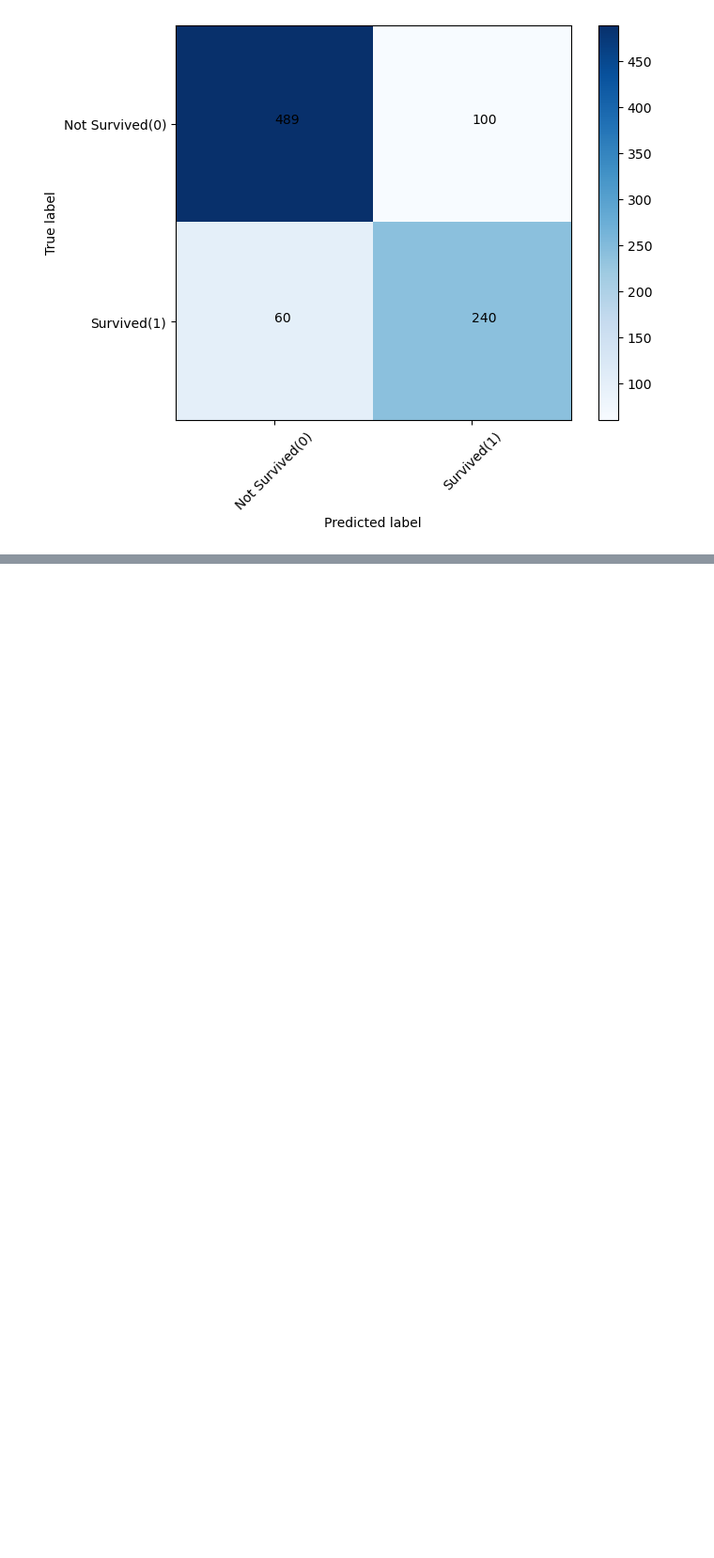
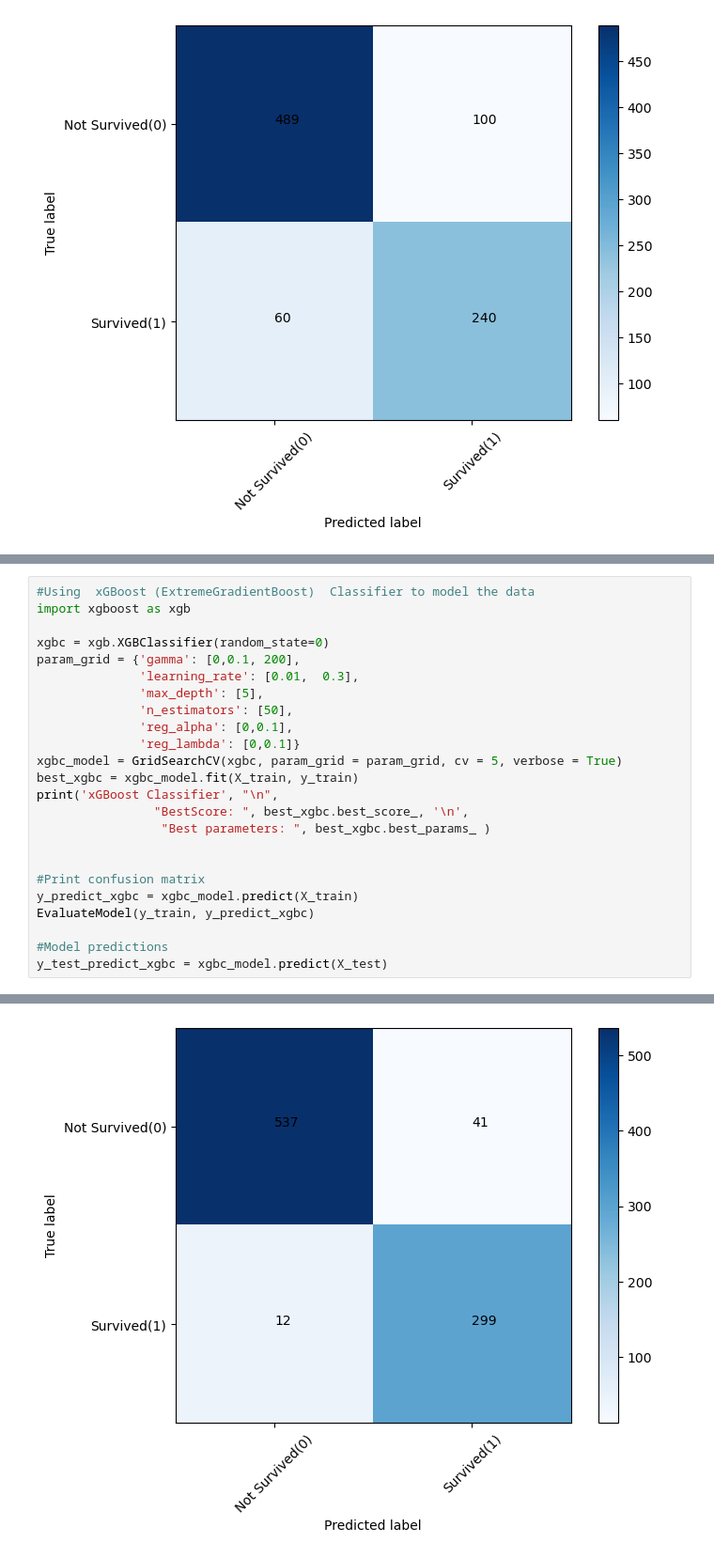
Before and after one commit to amitkr2410/MachineLearning, a Jupyter notebook: TitanicData_DecisionTree_RandomForest/Titanic_DecisionTree_RandomForest.ipynb, the cells around one changed output, grey strips where cells are left out. Shown at 94% size. Drawn from its saved outputs; the diff is of its cells as text; blank space fills up the shorter version.

Commit message:
Add xGBoost and SVC methods

```diff
--- a/TitanicData_DecisionTree_RandomForest/Titanic_DecisionTree_RandomForest.ipynb
+++ b/TitanicData_DecisionTree_RandomForest/Titanic_DecisionTree_RandomForest.ipynb
@@ -777,0 +823,25 @@ weighted avg       0.91      0.90      0.90       889
+# %%
+#Using  xGBoost (ExtremeGradientBoost)  Classifier to model the data
+import xgboost as xgb
+
+xgbc = xgb.XGBClassifier(random_state=0)
+param_grid = {'gamma': [0,0.1, 200],
+              'learning_rate': [0.01,  0.3],
+              'max_depth': [5],
+              'n_estimators': [50],
+              'reg_alpha': [0,0.1],
+              'reg_lambda': [0,0.1]}
+xgbc_model = GridSearchCV(xgbc, param_grid = param_grid, cv = 5, verbose = True)
+best_xgbc = xgbc_model.fit(X_train, y_train)
+print('xGBoost Classifier', "\n",
+                "BestScore: ", best_xgbc.best_score_, '\n',
+                 "Best parameters: ", best_xgbc.best_params_ )
+
+
+#Print confusion matrix
+y_predict_xgbc = xgbc_model.predict(X_train)
+EvaluateModel(y_train, y_predict_xgbc)
+
+#Model predictions
+y_test_predict_xgbc = xgbc_model.predict(X_test)
+# %% [output]
@@ -777,0 +863 @@ weighted avg       0.91      0.90      0.90       889
+[figure, added]
```
Also changed, not shown: parts of 6 cells of this notebook, 1 other file.
